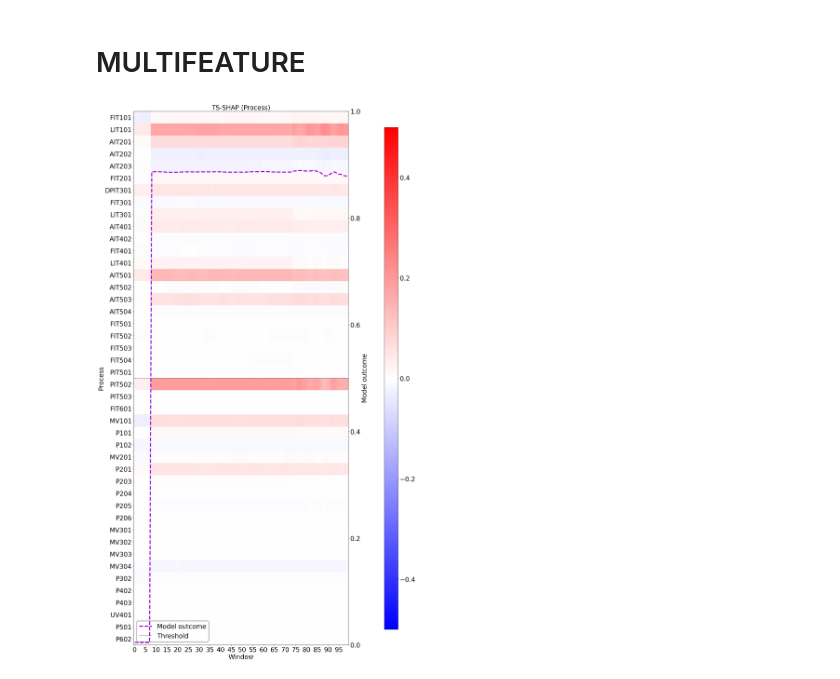
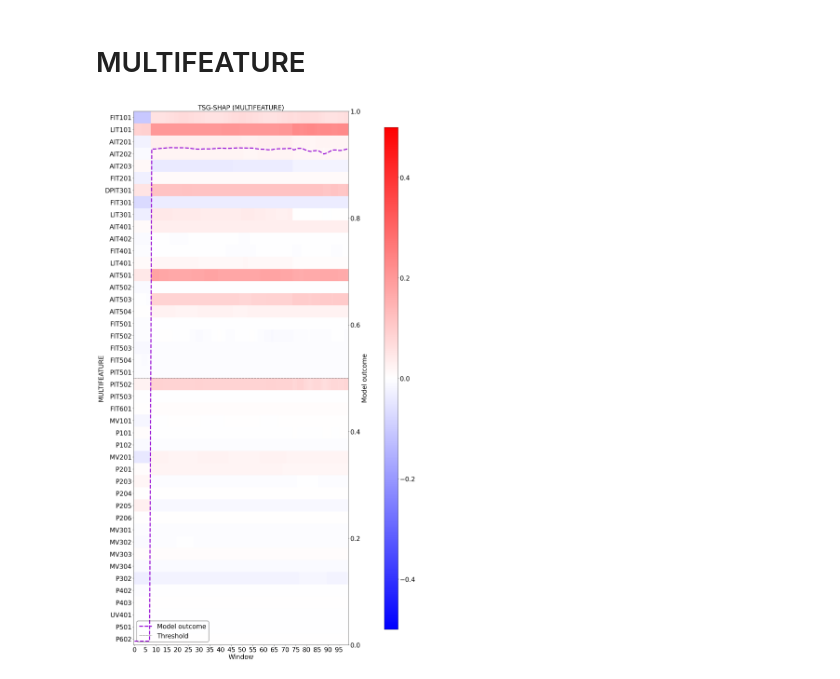
Before and after one commit to CyberDataLab/ShaTS, a Jupyter notebook: example.ipynb, the cells around one changed output. Saved outputs shown, nothing was run; the diff lists cells and outputs as text; code cells hidden in the pictures.

```diff
--- a/example.ipynb
+++ b/example.ipynb
@@ -304,7 +299,3 @@ for v, categories in zip(categorical_columns, encoder.categories_):
     encoded_names = [f"{v}_{category}" for category in categories]
     indexes = [all_feature_names.index(name) for name in encoded_names]
     variables_map[v] = indexes
-
-print("Variables map:")
-for key, value in variables_map.items():
-    print(f"{key}: {value}")
@@ -526,8 +533,13 @@ shapley_class.plot_tsgshap(shapley_values, test)
 # %%
 shapley_class = tsg_shap.TSG_SHAP(model,
                                support ,
                                classToExplain = 1,
-                               strategyGrouping=StrategyGrouping.PROCESS,
-                               customGroups=variables_map_idxs_array)
+                               strategyGrouping=StrategyGrouping.MULTIFEATURE,
+                               customGroups=variables_map_idxs_array,
+                               nameGroups = list(variables_map.keys()))
 
 shapley_values = shapley_class.compute_tsgshap(test)
+
+shapley_class.plot_tsgshap(shapley_values, test)
+# %% [output]
+[figure, added]
@@ -538,4 +545,0 @@ shapley_class.nameGroups = list(variables_map.keys())
-# %%
-shapley_class.plot_tsgshap(shapley_values, test)
-# %% [output]
-[figure, removed]
```
Also changed, not shown: parts of 13 cells of this notebook, 1 other file.
